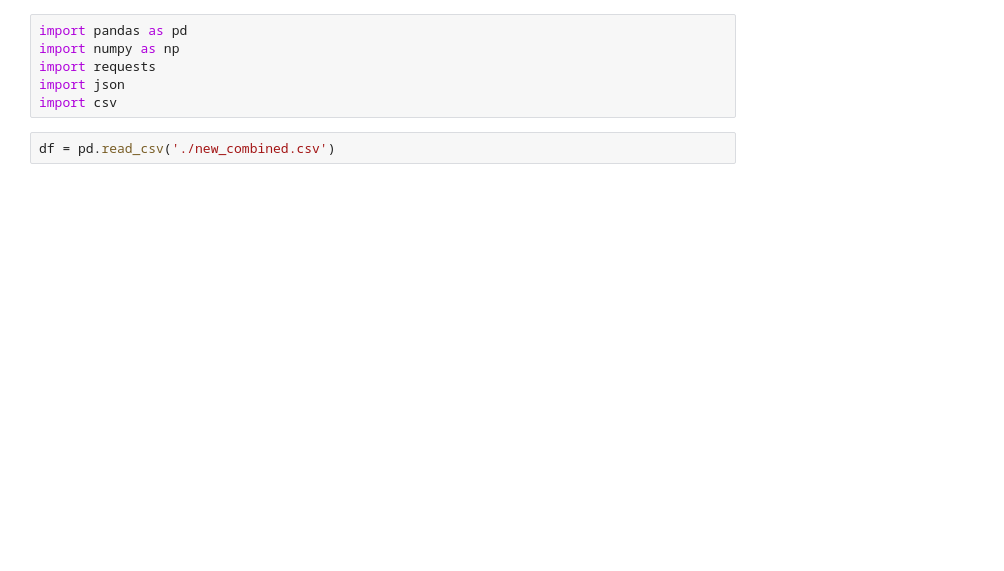
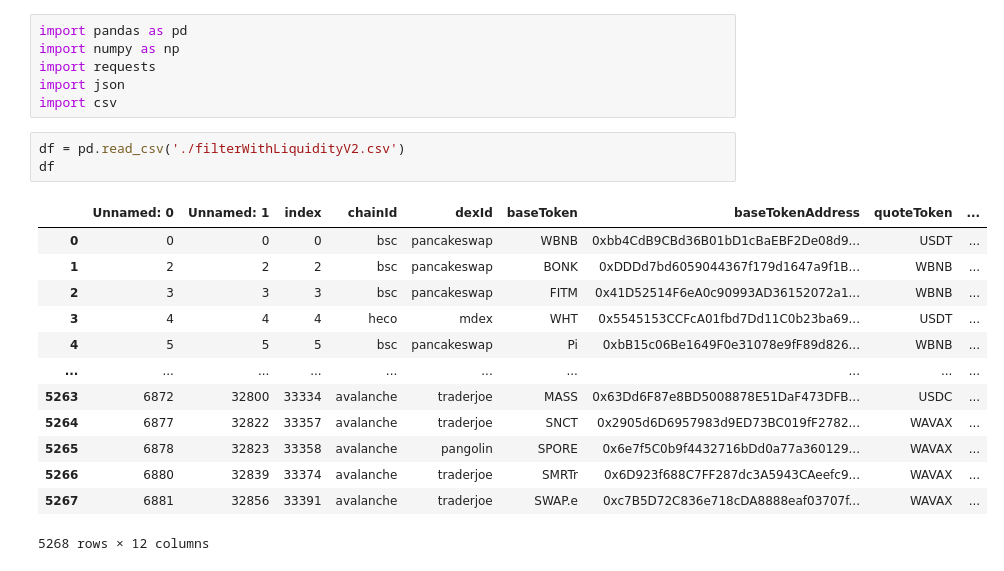
Before and after one commit to Block-Chain-Valley/EXA, a Jupyter notebook: data-preprocess/preprocess.ipynb, the cells around one changed output. Saved outputs shown, nothing was run; the diff lists cells and outputs as text; blank space fills up the shorter version.

```diff
--- a/data-preprocess/preprocess.ipynb
+++ b/data-preprocess/preprocess.ipynb
@@ -5,4 +5,19 @@ import requests
 import json
 import csv
 # %%
-df = pd.read_csv('./new_combined.csv')
+df = pd.read_csv('./filterWithLiquidityV2.csv')
+df
+# %% [output]
+|  | Unnamed: 0 | Unnamed: 1 | index | chainId | dexId | baseToken | baseTokenAddress | quoteToken | ... |
+| 0 | 0 | 0 | 0 | bsc | pancakeswap | WBNB | 0xbb4CdB9CBd36B01bD1cBaEBF2De08d9... | USDT | ... |
+| 1 | 2 | 2 | 2 | bsc | pancakeswap | BONK | 0xDDDd7bd6059044367f179d1647a9f1B... | WBNB | ... |
+| 2 | 3 | 3 | 3 | bsc | pancakeswap | FITM | 0x41D52514F6eA0c90993AD36152072a1... | WBNB | ... |
+| 3 | 4 | 4 | 4 | heco | mdex | WHT | 0x5545153CCFcA01fbd7Dd11C0b23ba69... | USDT | ... |
+| 4 | 5 | 5 | 5 | bsc | pancakeswap | Pi | 0xbB15c06Be1649F0e31078e9fF89d826... | WBNB | ... |
+| ... | ... | ... | ... | ... | ... | ... | ... | ... | ... |
+| 5263 | 6872 | 32800 | 33334 | avalanche | traderjoe | MASS | 0x63Dd6F87e8BD5008878E51DaF473DFB... | USDC | ... |
+| 5264 | 6877 | 32822 | 33357 | avalanche | traderjoe | SNCT | 0x2905d6D6957983d9ED73BC019fF2782... | WAVAX | ... |
+| 5265 | 6878 | 32823 | 33358 | avalanche | pangolin | SPORE | 0x6e7f5C0b9f4432716bDd0a77a360129... | WAVAX | ... |
+| 5266 | 6880 | 32839 | 33374 | avalanche | traderjoe | SMRTr | 0x6D923f688C7FF287dc3A5943CAeefc9... | WAVAX | ... |
+| 5267 | 6881 | 32856 | 33391 | avalanche | traderjoe | SWAP.e | 0xc7B5D72C836e718cDA8888eaf03707f... | WAVAX | ... |
+5268 rows × 12 columns
```
Also changed, not shown: parts of 21 cells of this notebook, 10 other files.
